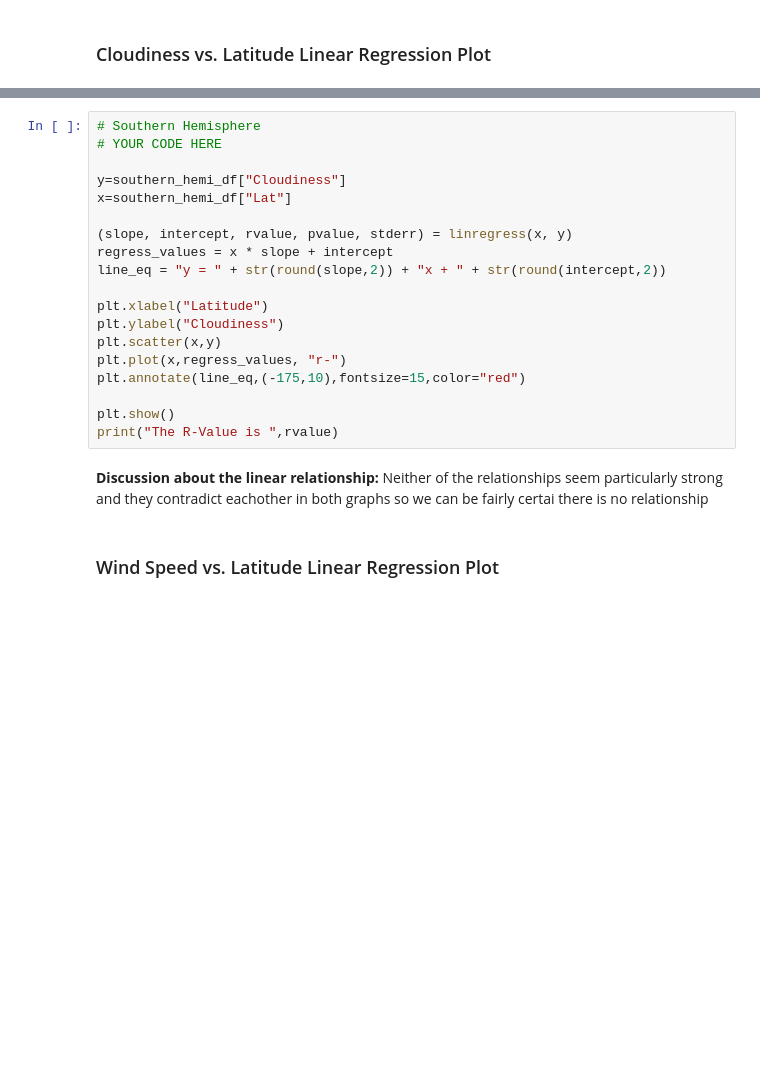
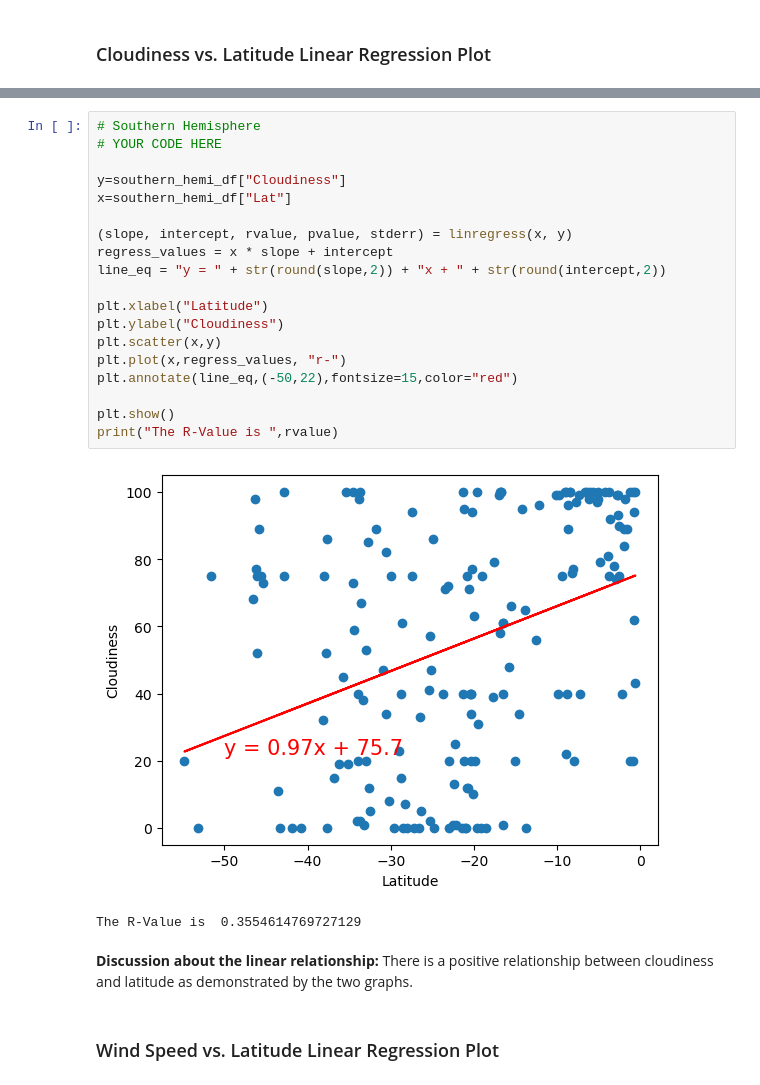
Before and after one commit to R-D-B-C-S/API, a Jupyter notebook: WeatherPy/WeatherPy.ipynb, the cells around one changed output, grey strips where cells are left out. Cells and saved outputs as stored; diff of their text form; blank space fills up the shorter version.

```diff
--- a/WeatherPy/WeatherPy.ipynb
+++ b/WeatherPy/WeatherPy.ipynb
@@ -435,24 +466,27 @@ print("The R-Value is ",rvalue)
 # %%
 # Southern Hemisphere
 # YOUR CODE HERE
 
 y=southern_hemi_df["Cloudiness"]
 x=southern_hemi_df["Lat"]
 
 (slope, intercept, rvalue, pvalue, stderr) = linregress(x, y)
 regress_values = x * slope + intercept
 line_eq = "y = " + str(round(slope,2)) + "x + " + str(round(intercept,2))
 
 plt.xlabel("Latitude")
 plt.ylabel("Cloudiness")
 plt.scatter(x,y)
 plt.plot(x,regress_values, "r-")
-plt.annotate(line_eq,(-175,10),fontsize=15,color="red")
+plt.annotate(line_eq,(-50,22),fontsize=15,color="red")
 
 plt.show()
 print("The R-Value is ",rvalue)
+# %% [output]
+[figure, added]
+The R-Value is  0.3554614769727129
-# %% [markdown]
-**Discussion about the linear relationship:** Neither of the relationships seem particularly strong and they contradict eachother in both graphs so we can be fairly certai there is no relationship
+# %% [markdown]
+**Discussion about the linear relationship:** There is a positive relationship between cloudiness and latitude as demonstrated by the two graphs.
 # %% [markdown]
 ### Wind Speed vs. Latitude Linear Regression Plot
 # %%
```
Also changed, not shown: parts of 27 cells of this notebook, 7 other files.
